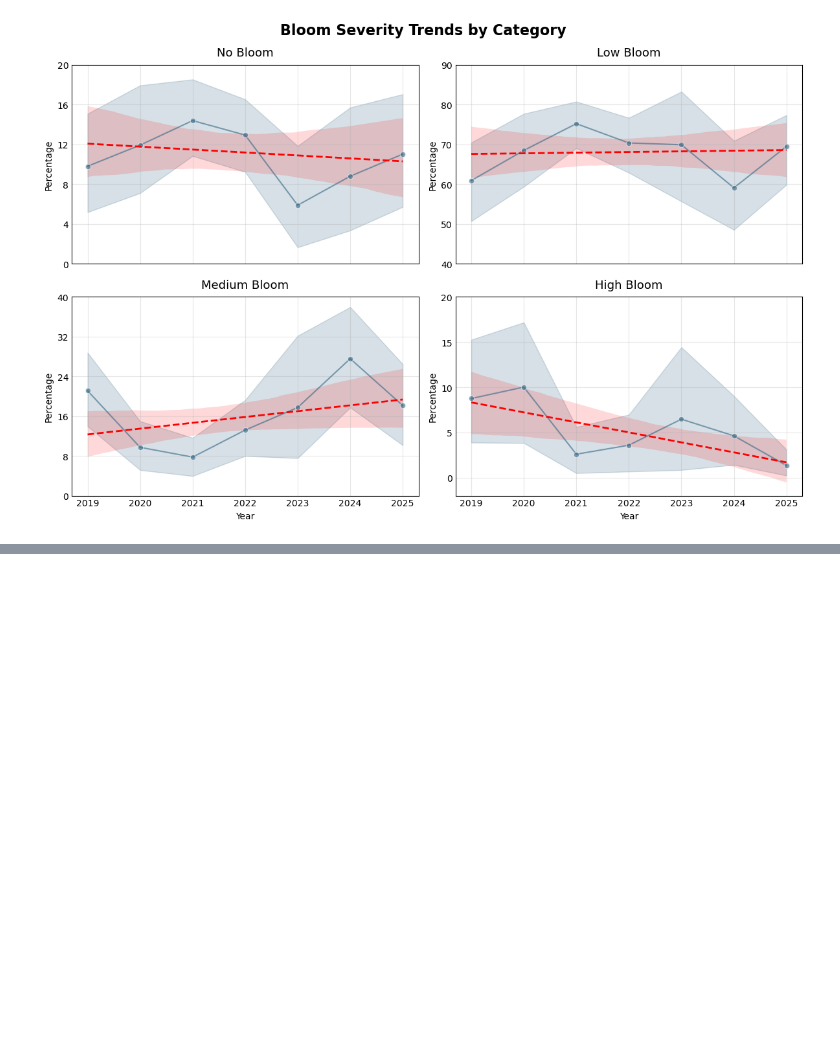
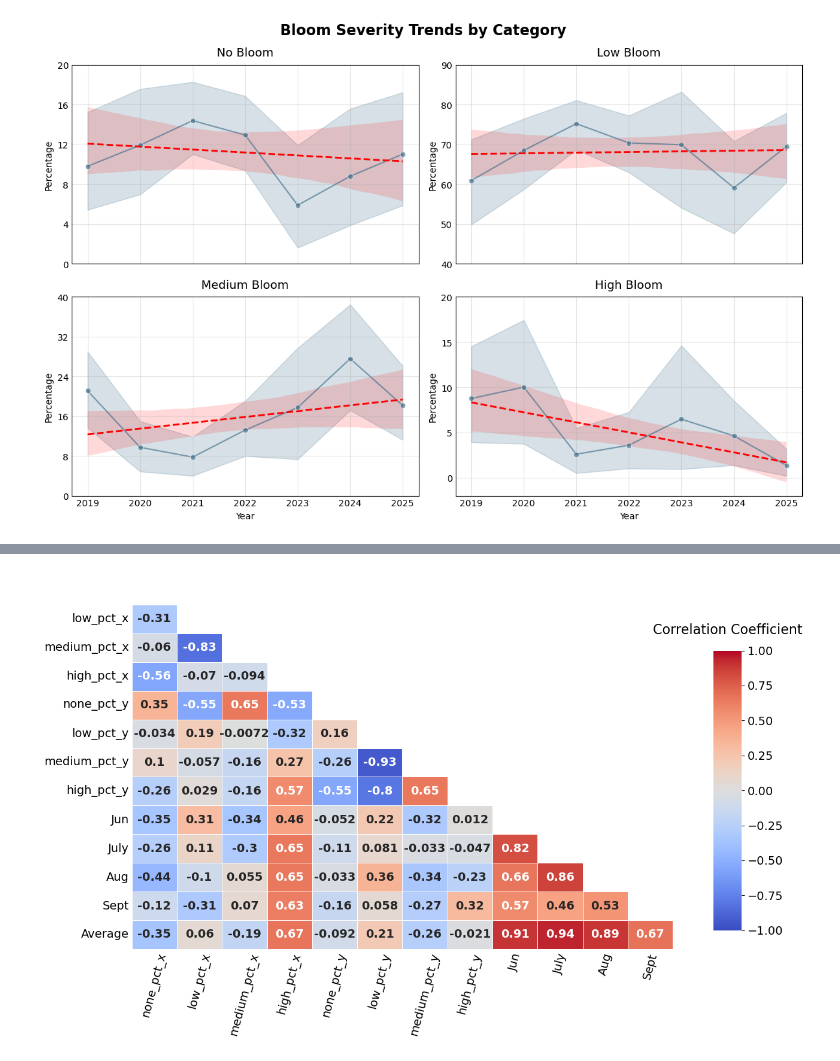
Before and after one commit to jlzamary/WCS-Lagoon-Analysis, a Jupyter notebook: Notebooks/Current/krusenstern_analysis_sp26.ipynb, the cells around one changed output, grey strips where cells are left out. Saved outputs shown, nothing was run; the diff lists cells and outputs as text; code cells hidden in the pictures; blank space fills up the shorter version.

Commit message:
Added corr matrix for Kotzebue mean monthly temp and Sentinel-2 Derived Indices

```diff
--- a/Notebooks/Current/krusenstern_analysis_sp26.ipynb
+++ b/Notebooks/Current/krusenstern_analysis_sp26.ipynb
@@ -1159,0 +1184,13 @@ plt.show()
+# %%
+# Temperature data for Kotzebue (2019-2025)
+temperature_data = {
+    'year': [2019, 2020, 2021, 2022, 2023, 2024, 2025],
+    'Jun': [56.8, 46.9, 48.4, 45.7, 44.5, 45.3, 48.8],
+    'July': [63.8, 53.2, 53.4, 51.9, 57.3, 51.0, 56.6],
+    'Aug': [57.3, 53.9, 49.5, 49.1, 53.5, 47.4, 51.0],
+    'Sept': [46.1, 42.9, 40.4, 44.9, 41.3, 41.3, 41.0],
+    'Average': [56.0, 49.225, 47.925, 47.9, 49.15, 46.25, 49.35]
+}
+
+kotz_temp_df = pd.DataFrame(temperature_data)
+kotz_temp_df
@@ -1159,0 +1206,7 @@ plt.show()
+# %%
+# Concatenate july_monthly_avg, august_monthly_avg, and kotz_temp_df by year
+concat_temp_df = pd.merge(july_monthly_avg, august_monthly_avg, on='year', how='outer')
+concat_temp_df = pd.merge(concat_temp_df, kotz_temp_df, on='year', how='outer')
+concat_temp_df
+
+# x = july and y = august
@@ -1159,0 +1222,44 @@ plt.show()
+# %%
+# Compute correlation matrix
+columns_to_select = ['none_pct_x', 'low_pct_x', 'medium_pct_x', 'high_pct_x',
+                     'none_pct_y', 'low_pct_y', 'medium_pct_y', 'high_pct_y',
+                     'Jun', 'July', 'Aug', 'Sept', 'Average']
+
+df_to_corr = concat_temp_df[columns_to_select]
+
+corr = df_to_corr.corr(numeric_only=True)
+
+plt.figure(figsize = [14, 8])
+mask = np.triu(corr)
+sns.heatmap(corr,
+            annot = True,
+            mask = mask,
+            cmap = 'coolwarm',
+            vmin = -1,
+            vmax = 1,
+            linewidth = 0.5,
+            annot_kws={'fontsize':14, 'weight':'bold'},
+            cbar_kws={'shrink':0.75,
+                      'aspect':10,
+                      'anchor':(-0.5,0.2)
+                     }
+           )
+ax = plt.gca()
+
+# Let's fix the labels
+# We can make the font larger and remove the redundant labels
+ax.set_yticks(ax.get_yticks()[1:], labels = corr.columns[1:], size = 14)
+ax.set_xticks(ax.get_xticks()[:-1], labels = corr.columns[:-1], size = 14, rotation = 75)
+ax.tick_params(length = 0)
+
+# Format the colorbar
+# Make the colorbar smaller
+cbar = ax.collections[0].colorbar
+ticklabs = cbar.ax.get_ymajorticklabels()
+cbar.ax.tick_params(labelsize = 14)
+cbar.ax.set_title('Correlation Coefficient', fontsize = 16, pad = 20)
+
+plt.tight_layout()
+plt.show()
+# %% [output]
+[figure, added]
```
Also changed, not shown: parts of 5 cells of this notebook.
